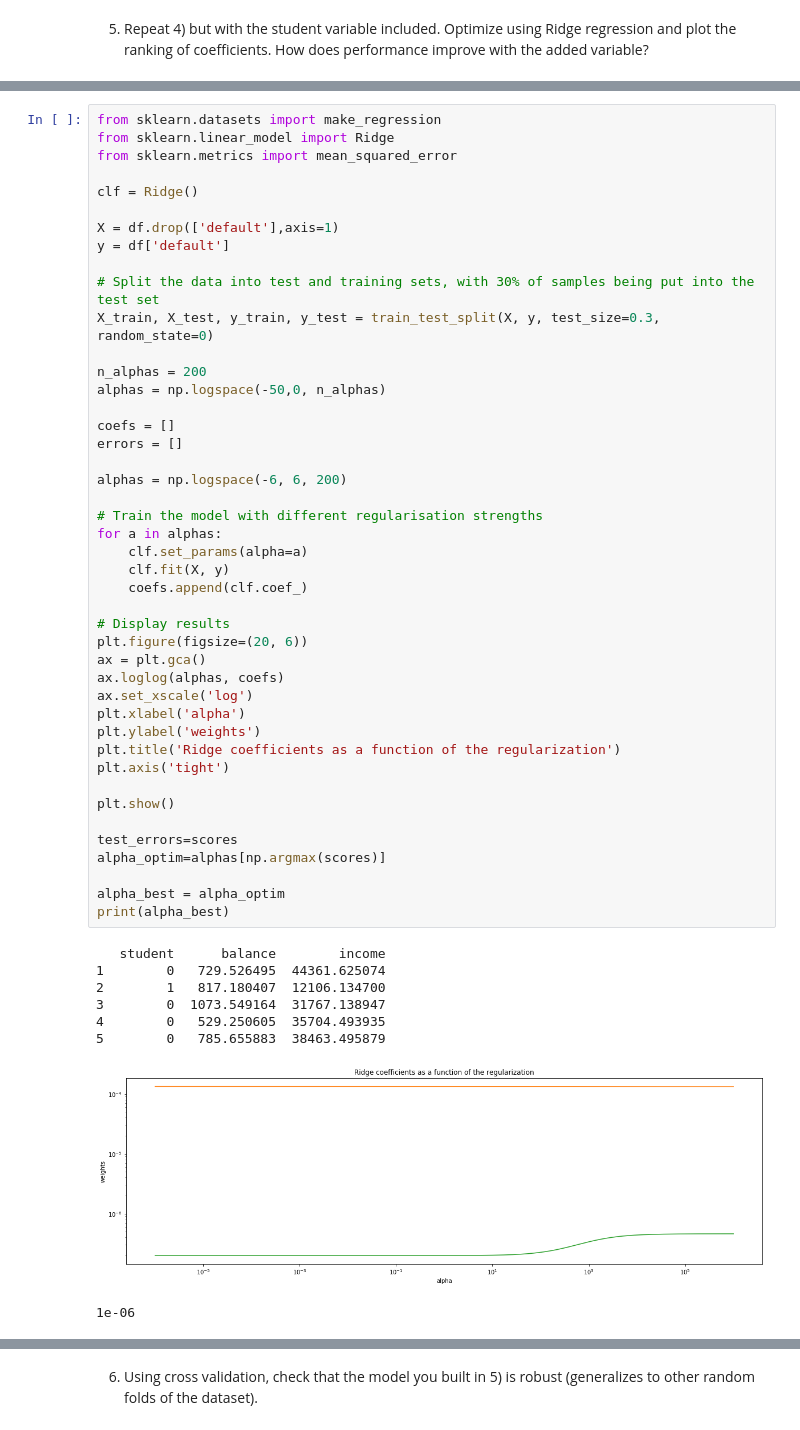
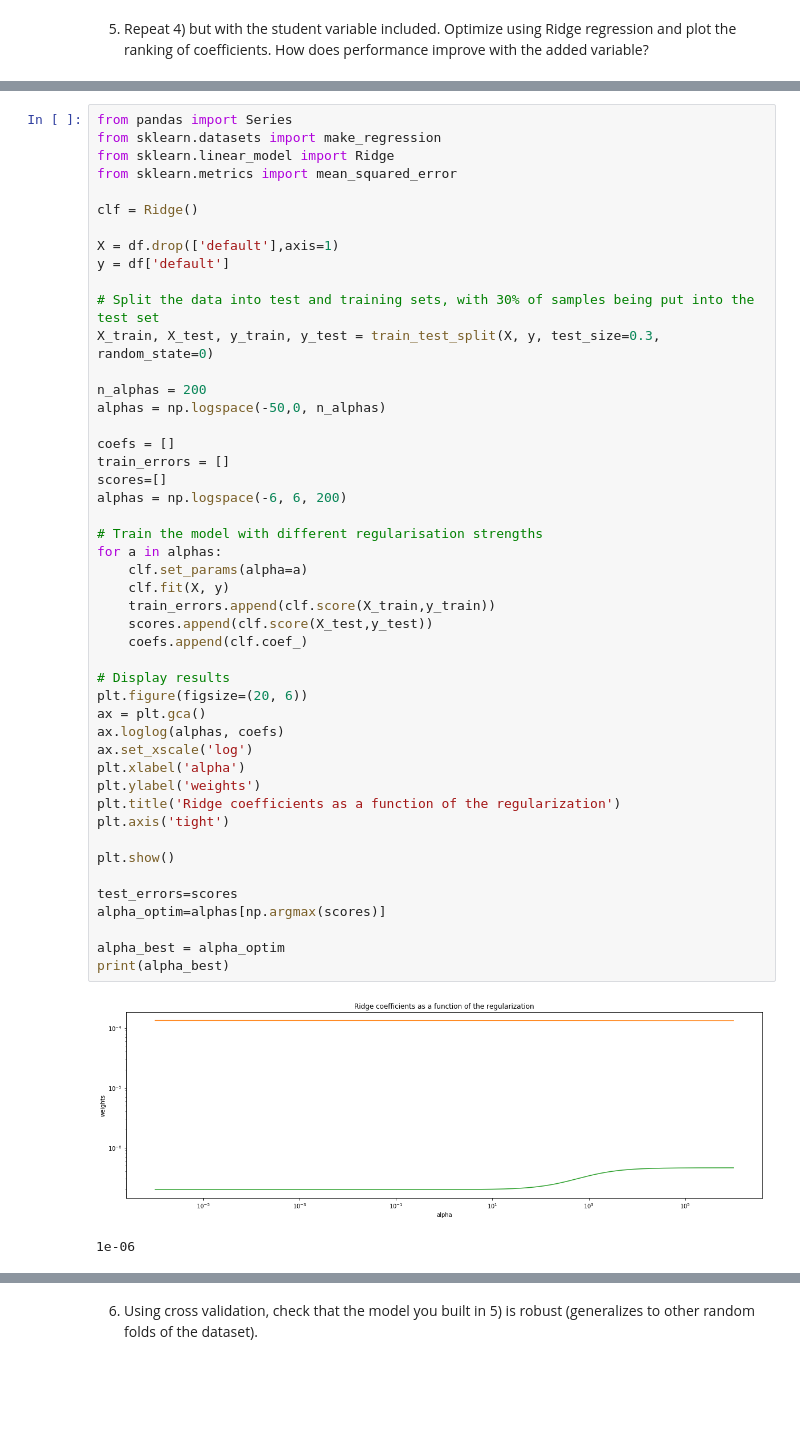
Before and after one commit to Columbia-Intro-Data-Science/python-introduction-jcp2203, a Jupyter notebook: homework/Homework 3 - Classification.ipynb, the cells around one changed output, grey strips where cells are left out. Saved outputs shown, nothing was run; the diff lists cells and outputs as text; blank space fills up the shorter version.

```diff
--- a/homework/Homework 3 - Classification.ipynb
+++ b/homework/Homework 3 - Classification.ipynb
@@ -129,4 +188,5 @@ of coefficients.  How does performance improve with the added variable?
 # %%
+from pandas import Series
 from sklearn.datasets import make_regression
 from sklearn.linear_model import Ridge
 from sklearn.metrics import mean_squared_error
@@ -142,40 +202,36 @@ X_train, X_test, y_train, y_test = train_test_split(X, y, test_size=0.3, random_
 n_alphas = 200
 alphas = np.logspace(-50,0, n_alphas)
 
 coefs = []
-errors = []
-
+train_errors = []
+scores=[]
 alphas = np.logspace(-6, 6, 200)
 
 # Train the model with different regularisation strengths
 for a in alphas:
     clf.set_params(alpha=a)
     clf.fit(X, y)
+    train_errors.append(clf.score(X_train,y_train))
+    scores.append(clf.score(X_test,y_test))
     coefs.append(clf.coef_)
 
 # Display results
 plt.figure(figsize=(20, 6))
 ax = plt.gca()
 ax.loglog(alphas, coefs)
 ax.set_xscale('log')
 plt.xlabel('alpha')
 plt.ylabel('weights')
 plt.title('Ridge coefficients as a function of the regularization')
 plt.axis('tight')
 
 plt.show()
 
 test_errors=scores
 alpha_optim=alphas[np.argmax(scores)]
 
 alpha_best = alpha_optim
 print(alpha_best)
 # %% [output]
+[figure]
-   student      balance        income
-1        0   729.526495  44361.625074
-2        1   817.180407  12106.134700
-3        0  1073.549164  31767.138947
-4        0   529.250605  35704.493935
-5        0   785.655883  38463.495879
+1e-06
-[figure]
-1e-06
```
Also changed, not shown: parts of 13 cells of this notebook.
